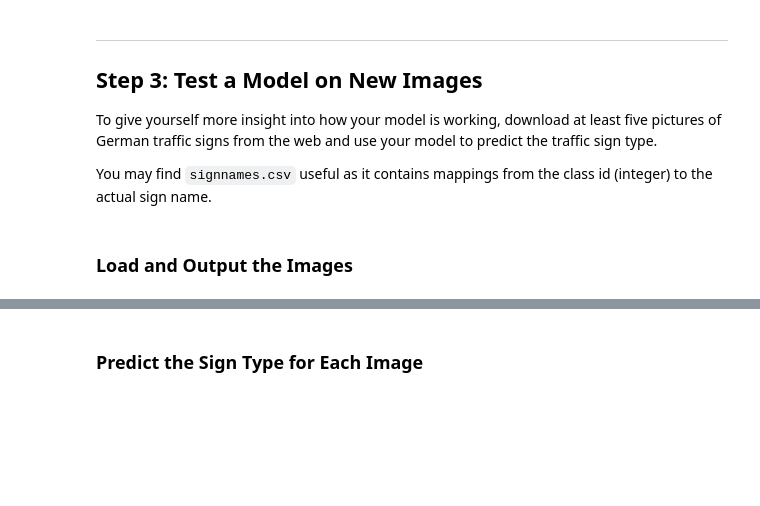
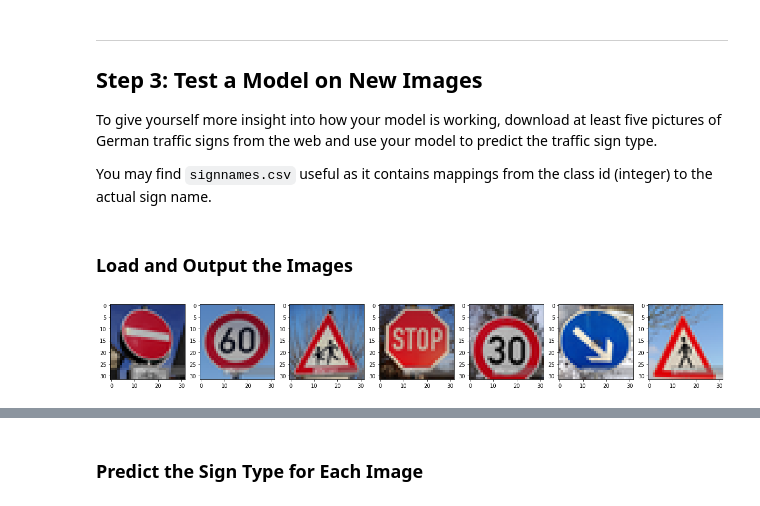
Before and after one commit to stereoboy/CarND-Traffic-Sign-Classifier-Project, a Jupyter notebook: Traffic_Sign_Classifier.ipynb, the cells around one changed output, grey strips where cells are left out. Drawn from its saved outputs; the diff is of its cells as text; code cells hidden in the pictures; blank space fills up the shorter version.

```diff
--- a/Traffic_Sign_Classifier.ipynb
+++ b/Traffic_Sign_Classifier.ipynb
@@ -272,6 +294,13 @@ ValueError: Dimensions must be equal, but are 12 and 6 for 'add' (op: 'Add') wit
 # %%
 with tf.Session() as sess:
     sess.run(tf.global_variables_initializer())
+
+    checkpoint = tf.train.latest_checkpoint("./")
+    print("checkpoint: {}".format(checkpoint))
+    if checkpoint:
+        print("Restoring from checkpoint:" + checkpoint)
+        saver.restore(sess, checkpoint)
+
     num_examples = len(X_train)
 
     print("Training...")
@@ -288,5 +317,11 @@ with tf.Session() as sess:
         print("Validation Accuracy = {:.3f}".format(validation_accuracy))
         print()
 
-    saver.save(sess, './lenet')
+    saver.save(sess, "./lenet")
     print("Model saved")
+
+with tf.Session() as sess:
+    saver.restore(sess, tf.train.latest_checkpoint('./'))
+
+    test_accuracy = evaluate(X_test, y_test)
+    print("Test Accuracy = {:.3f}".format(test_accuracy))
@@ -305,0 +356,25 @@ You may find `signnames.csv` useful as it contains mappings from the class id (i
+# %%
+### Load the images and plot them here.
+### Feel free to use as many code cells as needed.
+import PIL
+from PIL import Image
+
+
+imgname_list = ['1_original.jpg', '2.jpg', '3.jpg', '4.jpg', '5_original.jpg', '6.jpg', '7_original.jpg']
+img_list = []
+for imgname in imgname_list:
+    img = Image.open(imgname)
+
+    # crop and resize -> 32, 32
+    w, h = img.size
+    img = img.crop((0, 0, min(w, h), min(w, h)))
+    img = img.resize((32,32), PIL.Image.ANTIALIAS)
+
+    img_list.append(np.array(img))
+
+plt.figure(figsize=(30,10))
+for i, img in enumerate(img_list):
+    plt.subplot(1,10, i+1)
+    plt.imshow(img)
+# %% [output]
+[figure, added]
```
Also changed, not shown: parts of 10 cells of this notebook, 10 other files.
